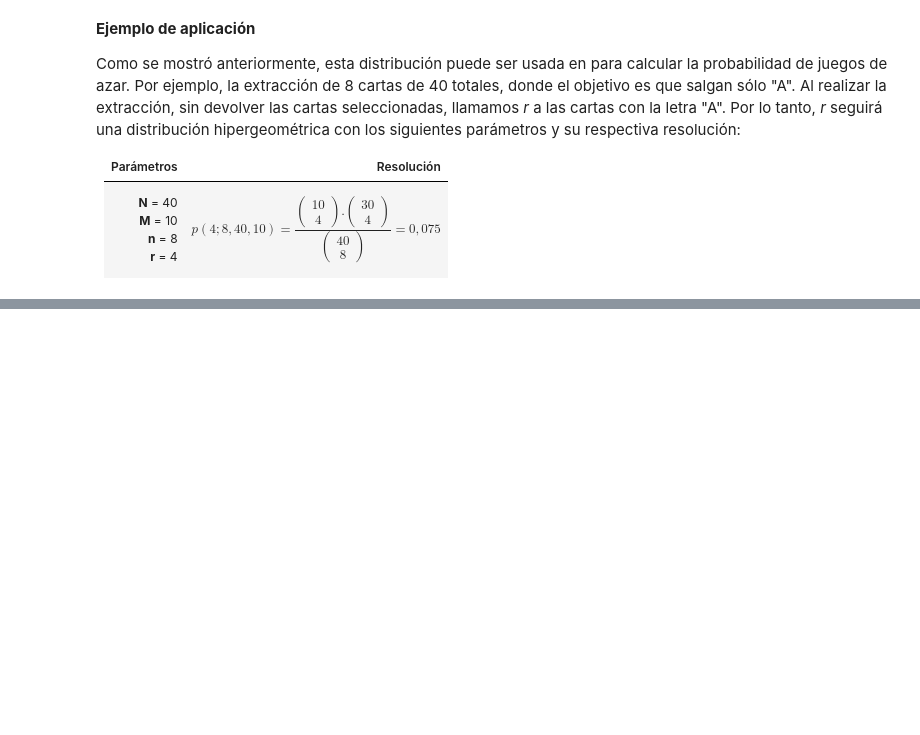
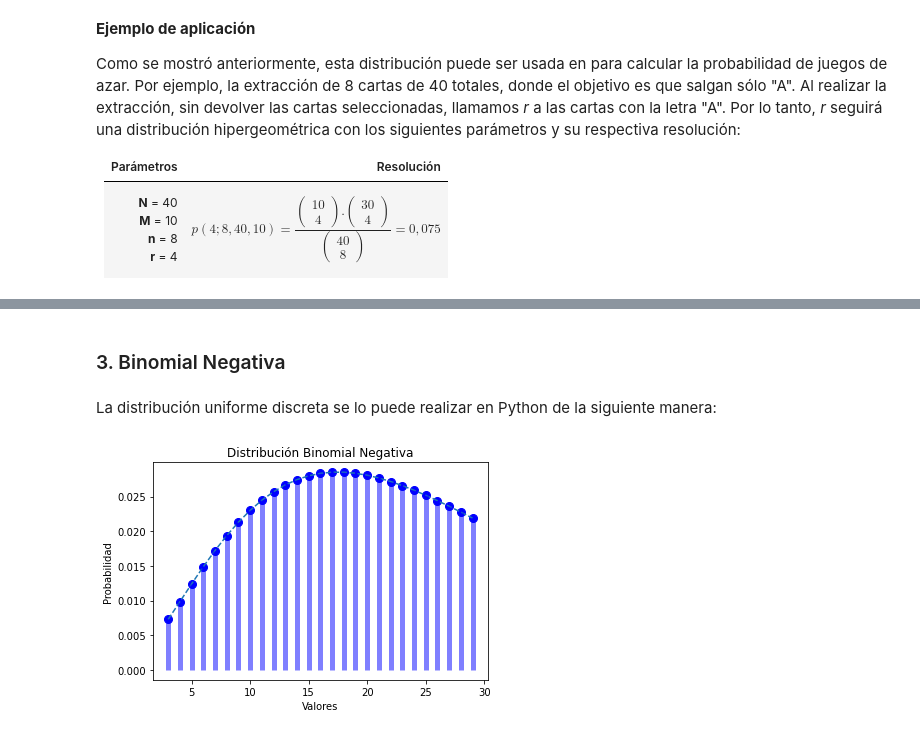
Before and after one commit to eddzhizhpon/p60-simulacion, a Jupyter notebook: t7-investigacion-distribuciones-discretas/t7-investigacion-distribuciones-discretas.ipynb, the cells around one changed output, grey strips where cells are left out. Saved outputs shown, nothing was run; the diff lists cells and outputs as text; code cells hidden in the pictures; blank space fills up the shorter version.

```diff
--- a/t7-investigacion-distribuciones-discretas/t7-investigacion-distribuciones-discretas.ipynb
+++ b/t7-investigacion-distribuciones-discretas/t7-investigacion-distribuciones-discretas.ipynb
@@ -82,0 +177,20 @@ Como se mostró anteriormente, esta distribución puede ser usada en para calcul
+# %% [markdown]
+### 3. Binomial Negativa
+# %% [markdown]
+La distribución uniforme discreta se lo puede realizar en Python de la siguiente manera:
+# %%
+x = np.arange(3, 30)
+r = 3
+p = 0.1
+
+binomial_negativa = stats.nbinom.pmf(x, r, p)
+
+plt.plot(x, binomial_negativa, 'bo', ms=8)
+plt.plot(x, binomial_negativa, '--', ms=8)
+plt.vlines(x, 0, binomial_negativa, colors='b', lw=5, alpha=0.5)
+plt.xlabel('Valores')
+plt.ylabel('Probabilidad')
+plt.title('Distribución Binomial Negativa')
+plt.show()
+# %% [output]
+[figure, added]
```
Also changed, not shown: parts of 19 cells of this notebook.
